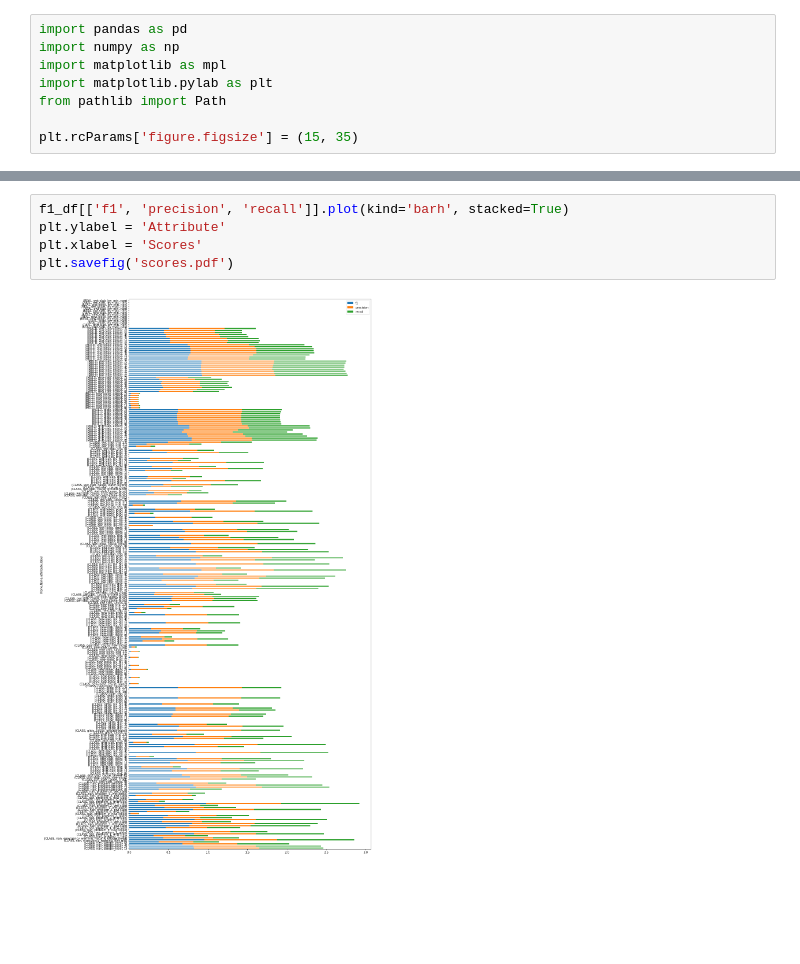
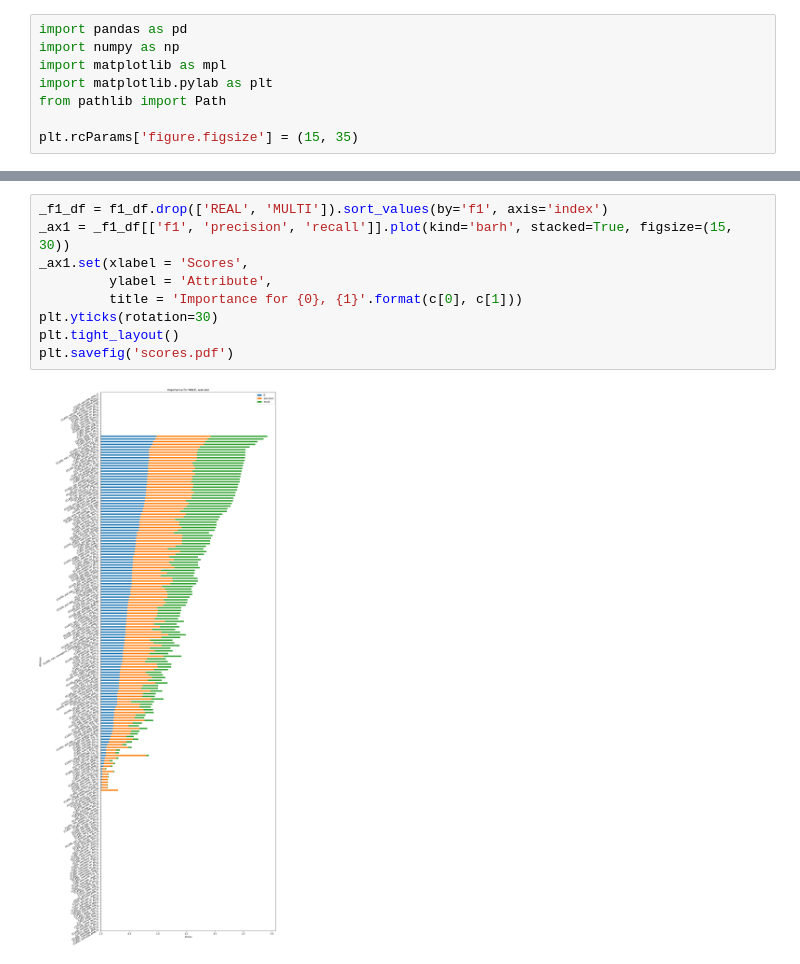
Before and after one commit to NVE/avalanche_ml, a Jupyter notebook: notebooks/feature_importance/feature_importance.ipynb, the cells around one changed output, grey strips where cells are left out. Saved outputs shown, nothing was run; the diff lists cells and outputs as text; blank space fills up the shorter version.

```diff
--- a/notebooks/feature_importance/feature_importance.ipynb
+++ b/notebooks/feature_importance/feature_importance.ipynb
@@ -47,8 +49,12 @@ plt.xticks(rotation=30, horizontalalignment="center")
-# %%
-f1_df[['f1', 'precision', 'recall']].plot(kind='barh', stacked=True)
-plt.ylabel = 'Attribute'
-plt.xlabel = 'Scores'
-plt.savefig('scores.pdf')
-# %% [output]
-[figure, removed]
+# %%
+_f1_df = f1_df.drop(['REAL', 'MULTI']).sort_values(by='f1', axis='index')
+_ax1 = _f1_df[['f1', 'precision', 'recall']].plot(kind='barh', stacked=True, figsize=(15, 30))
+_ax1.set(xlabel = 'Scores',
+         ylabel = 'Attribute',
+         title = 'Importance for {0}, {1}'.format(c[0], c[1]))
+plt.yticks(rotation=30)
+plt.tight_layout()
+plt.savefig('scores.pdf')
+# %% [output]
+[figure, added]
 # %%
```
Also changed, not shown: parts of 7 cells of this notebook.
